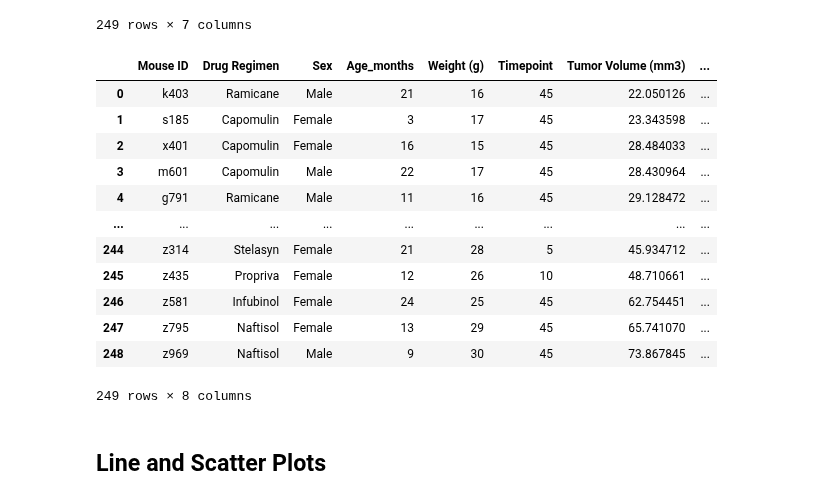
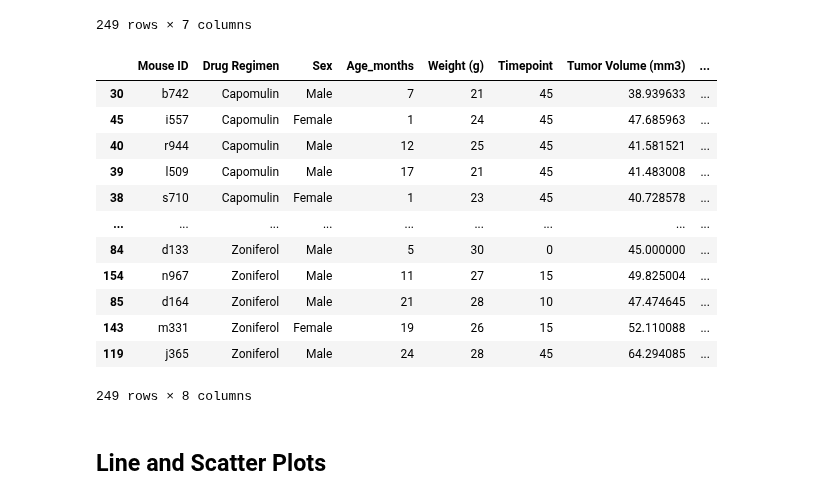
Before and after one commit to NathanJPotter/Matplotlib-challenge-np, a Jupyter notebook: Pymaceuticals/pymaceuticals_starter.ipynb, the cells around one changed output. Saved outputs shown, nothing was run; the diff lists cells and outputs as text; code cells hidden in the pictures.

Commit message:
sorted tumor_timepoint data by Drug Regimen

```diff
--- a/Pymaceuticals/pymaceuticals_starter.ipynb
+++ b/Pymaceuticals/pymaceuticals_starter.ipynb
@@ -312,19 +312,21 @@ tumor_vol_max_timepoint_df
 # %%
 tumor_timepoint_reindexed_df = tumor_vol_max_timepoint_df.reset_index()
 tumor_timepoint_reindexed_df
+tumor_timepoint_soted_df = tumor_timepoint_reindexed_df.sort_values('Drug Regimen')
+tumor_timepoint_soted_df
 # %% [output]
 |  | Mouse ID | Drug Regimen | Sex | Age_months | Weight (g) | Timepoint | Tumor Volume (mm3) | ... |
-| 0 | k403 | Ramicane | Male | 21 | 16 | 45 | 22.050126 | ... |
-| 1 | s185 | Capomulin | Female | 3 | 17 | 45 | 23.343598 | ... |
-| 2 | x401 | Capomulin | Female | 16 | 15 | 45 | 28.484033 | ... |
-| 3 | m601 | Capomulin | Male | 22 | 17 | 45 | 28.430964 | ... |
-| 4 | g791 | Ramicane | Male | 11 | 16 | 45 | 29.128472 | ... |
+| 30 | b742 | Capomulin | Male | 7 | 21 | 45 | 38.939633 | ... |
+| 45 | i557 | Capomulin | Female | 1 | 24 | 45 | 47.685963 | ... |
+| 40 | r944 | Capomulin | Male | 12 | 25 | 45 | 41.581521 | ... |
+| 39 | l509 | Capomulin | Male | 17 | 21 | 45 | 41.483008 | ... |
+| 38 | s710 | Capomulin | Female | 1 | 23 | 45 | 40.728578 | ... |
 | ... | ... | ... | ... | ... | ... | ... | ... | ... |
-| 244 | z314 | Stelasyn | Female | 21 | 28 | 5 | 45.934712 | ... |
-| 245 | z435 | Propriva | Female | 12 | 26 | 10 | 48.710661 | ... |
-| 246 | z581 | Infubinol | Female | 24 | 25 | 45 | 62.754451 | ... |
-| 247 | z795 | Naftisol | Female | 13 | 29 | 45 | 65.741070 | ... |
-| 248 | z969 | Naftisol | Male | 9 | 30 | 45 | 73.867845 | ... |
+| 84 | d133 | Zoniferol | Male | 5 | 30 | 0 | 45.000000 | ... |
+| 154 | n967 | Zoniferol | Male | 11 | 27 | 15 | 49.825004 | ... |
+| 85 | d164 | Zoniferol | Male | 21 | 28 | 10 | 47.474645 | ... |
+| 143 | m331 | Zoniferol | Female | 19 | 26 | 15 | 52.110088 | ... |
+| 119 | j365 | Zoniferol | Male | 24 | 28 | 45 | 64.294085 | ... |
 249 rows × 8 columns
 # %%
 ## Delete
```
